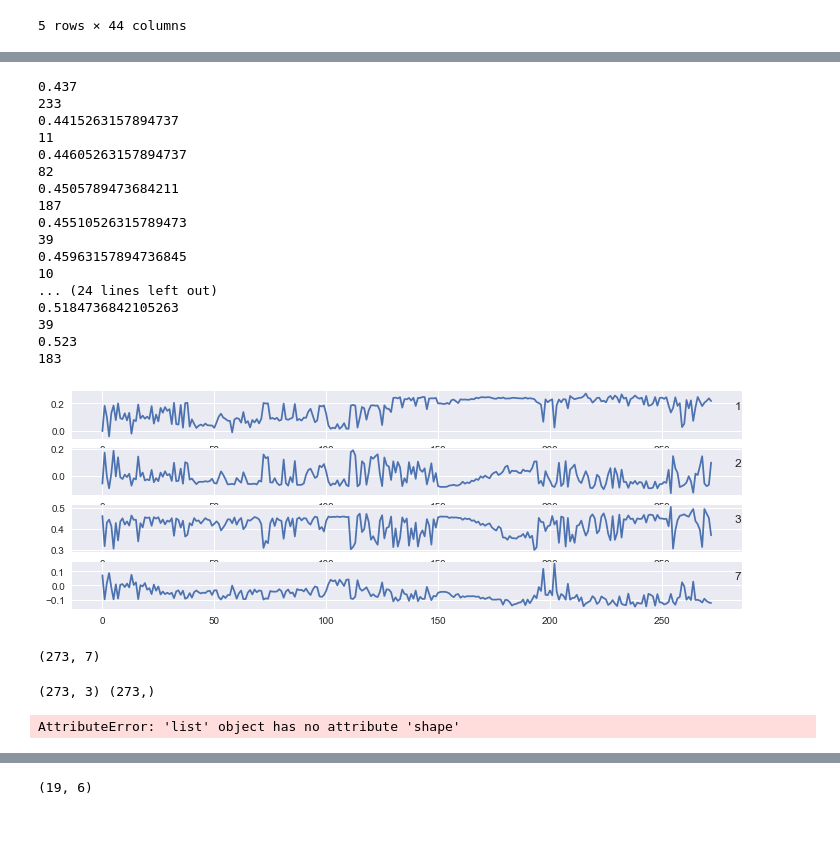
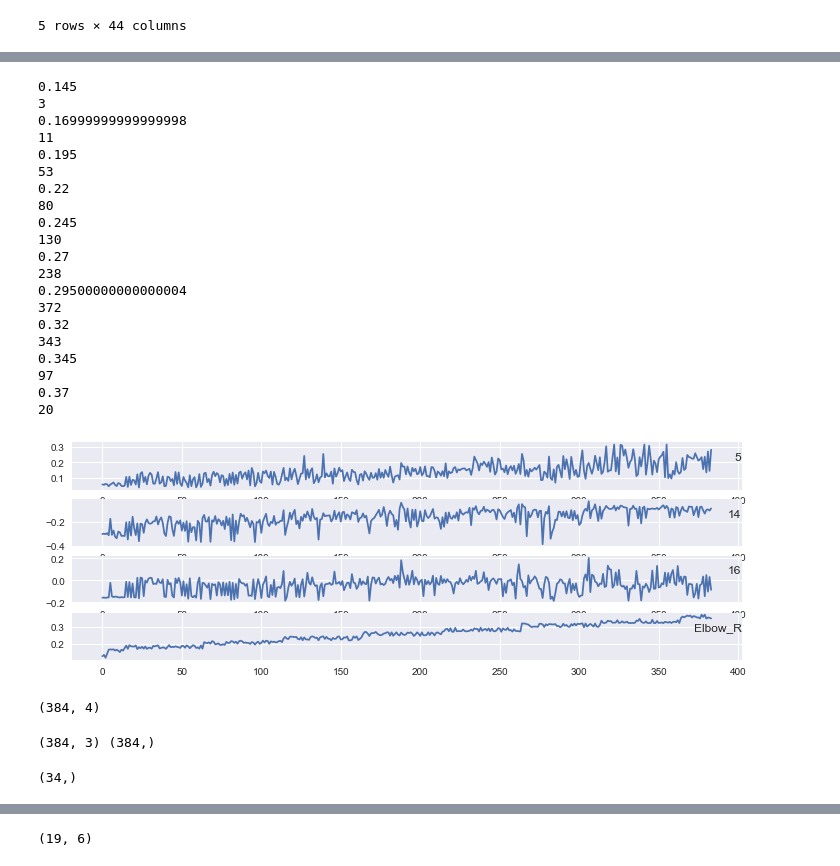
Before and after one commit to houzhuo/deep-learning, a Jupyter notebook: motion/frame.ipynb, the cells around one changed output, grey strips where cells are left out. Saved outputs shown, nothing was run; the diff lists cells and outputs as text; code cells hidden in the pictures; blank space fills up the shorter version.

```diff
--- a/motion/frame.ipynb
+++ b/motion/frame.ipynb
@@ -95,10 +95,10 @@ full_test.describe()
 
 
 
-dataset_test = pd.concat([full_test['1']/180,full_test['2']/180,full_test['3']/180,full_test['4']/180,full_test['5']/180,full_test['6']/180,full_test['7']/180,full_test['8']/180,full_test['9']/180,full_test['Hand_R']/5600 ], axis=1 )
+dataset_test = pd.concat([full_test['5']/180,full_test['14']/180,full_test['16']/180,full_test['Elbow_R']/5600 ], axis=1 )
 dataset_test.head()
 print(dataset_test.describe())
-groups = [0, 1, 2, 3,4,5,6]
+groups = [0, 1, 2, 3]
 i=1
 plt.figure()
 for group in groups:
@@ -107,7 +107,7 @@ for group in groups:
 	plt.title(dataset_test.columns[group], y=0.5, loc='right')
 	i += 1
 plt.show()
-dataset_test['Hand_R']
+dataset_test['Elbow_R']
 print(full_test.shape,t8.shape,f8.shape)
 
 '''balanced_test = pd.DataFrame()   # Balanced dataset
@@ -126,9 +126,9 @@ print(balanced_test)'''
 test_X=[]
 test_y=[]
 #print(dataset_test.values[2,-1])
-for i in range(17):
-    test_X.append(dataset_test.values[i*10,:3])
-    test_y.append(dataset_test.values[i*10,-1])
+for i in range(34):
+    test_X.append(dataset_test.values[i*5,:3])
+    test_y.append(dataset_test.values[i*5,-1])
     print(dataset_test.values[i*5,-1])
 plt.figure()
 plt.plot(np.array(test_y), label = 'true')
@@ -178,5 +167,5 @@ max      0.107717    0.015751    0.000048    0.508929
 # %%
-dataset = pd.concat([full['1']/180,full['2']/180,full['3']/180,full['7']/180,full['8']/180,full['9']/180,full['Hand_R']/5600 ], axis=1 )
+dataset = pd.concat([full['5']/180,full['14']/180,full['16']/180,full['Elbow_R']/5600 ], axis=1 )
 dataset.head()
 print(dataset.describe())
 groups = [0, 1, 2, 3]
@@ -213,60 +192,63 @@ max       0.000112     0.522321
 # %%
 balanced = pd.DataFrame()   # Balanced dataset
-bins =   20               # N of bins
-bin_n = 20                 # N of examples to include in each bin (at most)
+bins =   10               # N of bins
+bin_n = 50                 # N of examples to include in each bin (at most)
 
-start = 0.433
-for end in np.linspace(0.437, 0.523, num=bins):
+start = 0.12
+for end in np.linspace(0.145, 0.37, num=bins):
 #start = 0.120
 #for end in np.linspace(0.15, 0.425, num=bins):
     print(end)
-    df_range = dataset[(np.absolute(dataset['Hand_R']) >= start) & (np.absolute(dataset['Hand_R']) < end)]
+    df_range = dataset[(np.absolute(dataset['Elbow_R']) >= start) & (np.absolute(dataset['Elbow_R']) < end)]
     print(df_range.shape[0])
     range_n = min(bin_n, df_range.shape[0])
     balanced = pd.concat([balanced, df_range.sample(range_n)])
     start = end
 balanced
 
 import matplotlib.pyplot as plt
 values = balanced.values
 # specify columns to plot
 groups = [0, 1, 2, 3]
 i=1
 plt.figure()
 for group in groups:
 	plt.subplot(len(groups), 1, i)
 	plt.plot(values[:, group])
 	plt.title(dataset.columns[group], y=0.5, loc='right')
 	i += 1
 plt.show()
 values.shape
 # %% [output]
-0.437
-233
-0.4415263157894737
+0.145
+3
+0.16999999999999998
 11
-0.44605263157894737
-82
-0.4505789473684211
-187
-0.45510526315789473
-39
-0.45963157894736845
-10
-... (24 lines left out)
-0.5184736842105263
-39
-0.523
-183
+0.195
+53
+0.22
+80
+0.245
+130
+0.27
+238
+0.29500000000000004
+372
+0.32
+343
+0.345
+97
+0.37
+20
-[figure, old version]
+[figure, new version]
-(273, 7)
+(384, 4)
 # %%
 import random
 from sklearn import preprocessing
 values = balanced.values
 n_features=3
 
-random.shuffle(values)
+#random.shuffle(values)
 
 #train = values[:300,:]
 #test = values[300:,:]
@@ -277,11 +259,11 @@ train_X,train_y = values[:,:n_obs],values[:,-1]
 
 print(train_X.shape,train_y.shape)
 # %% [output]
-(273, 3) (273,)
+(384, 3) (384,)
-# %%
-test_y.shape
-# %% [output]
-AttributeError: 'list' object has no attribute 'shape'
+# %%
+np.array(test_y).shape
+# %% [output]
+(34,)
 # %%
 from sklearn.linear_model import ElasticNet, Lasso,  BayesianRidge, LassoLarsIC
 from sklearn.ensemble import RandomForestRegressor,  GradientBoostingRegressor
```
Also changed, not shown: parts of 3 cells of this notebook, 5 other files.
